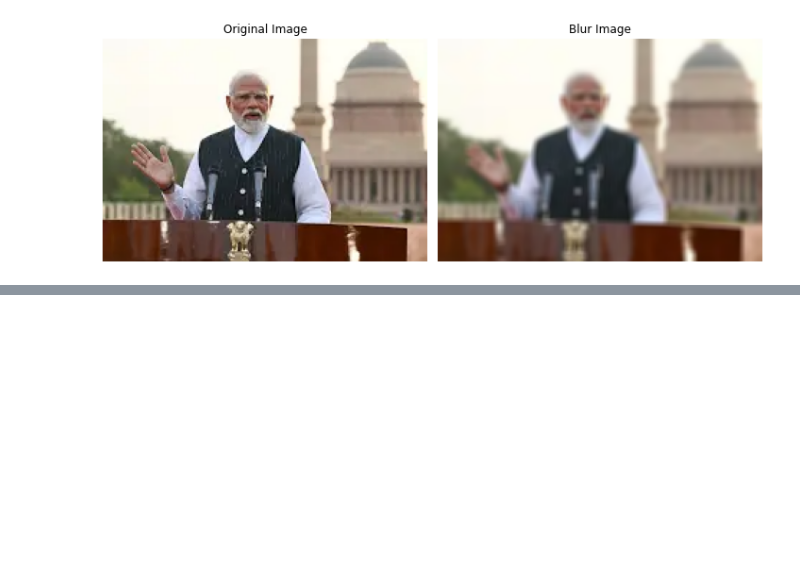
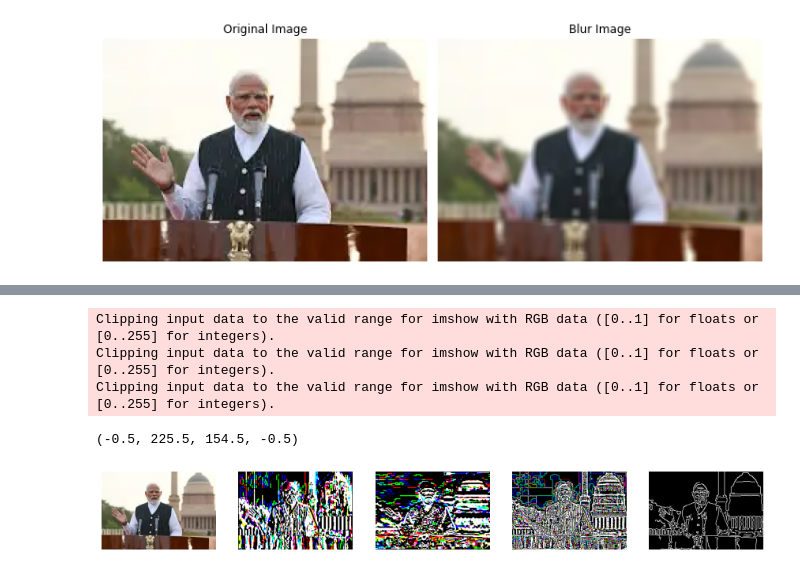
Before and after one commit to dhaval-sojitra/Machine-Learning, a Jupyter notebook: blurimg.py.ipynb, the cells around one changed output, grey strips where cells are left out. Drawn from its saved outputs; the diff is of its cells as text; code cells hidden in the pictures; blank space fills up the shorter version.

```diff
--- a/blurimg.py.ipynb
+++ b/blurimg.py.ipynb
@@ -55,0 +100,32 @@ plt.show()
+# %%
+#edge detection : soble (img,ddepth ,x,y, size)
+
+sobelx= cv2.Sobel(img,cv2.CV_64F , 1,0,5)
+sobely= cv2.Sobel(img,cv2.CV_64F , 0,1,5)
+
+#lapiacian(img,ddepath)
+laplacian_img = cv2.Laplacian(img, cv2.CV_64F)
+
+#canny
+canny_img = cv2.Canny(img, 50 , 150 )
+
+plt.figure(figsize=(15, 15))
+
+plt.subplot(1,5,1),plt.imshow(img , cmap="gray")
+plt.axis('off')
+plt.subplot(1,5,2),plt.imshow(sobelx, cmap="gray")
+plt.axis('off')
+plt.subplot(1,5,3),plt.imshow(sobely, cmap="gray")
+plt.axis('off')
+
+plt.subplot(1,5,4),plt.imshow(laplacian_img, cmap="gray")
+plt.axis('off')
+
+plt.subplot(1,5,5),plt.imshow(canny_img, cmap="gray")
+plt.axis('off')
+# %% [output]
+Clipping input data to the valid range for imshow with RGB data ([0..1] for floats or [0..255] for integers).
+Clipping input data to the valid range for imshow with RGB data ([0..1] for floats or [0..255] for integers).
+Clipping input data to the valid range for imshow with RGB data ([0..1] for floats or [0..255] for integers).
+(-0.5, 225.5, 154.5, -0.5)
+[figure, added]
```
Also changed, not shown: parts of 2 cells of this notebook, 3 other files.
